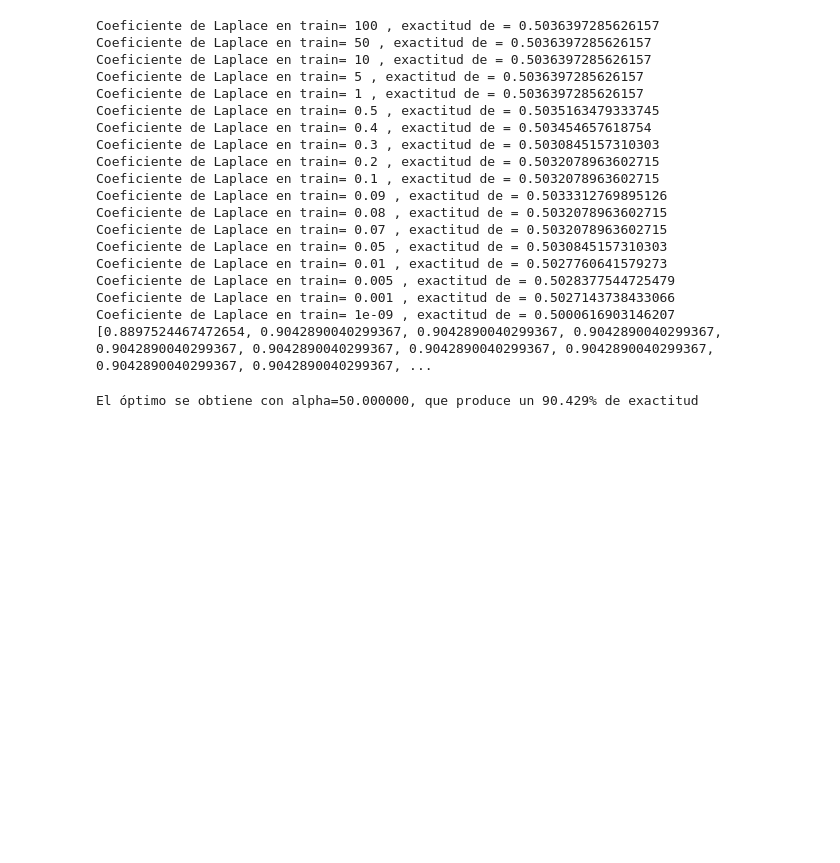
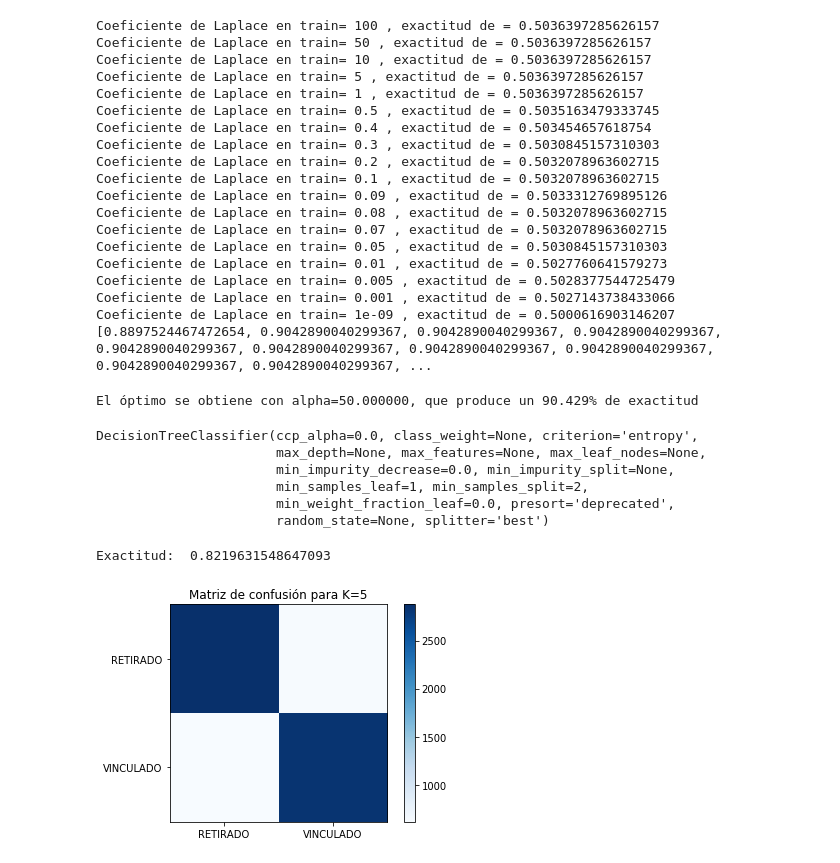
Before and after one commit to Jaiver2012/FinalAnalitica, a Jupyter notebook: Untitled.ipynb, the cells around one changed output. Drawn from its saved outputs; the diff is of its cells as text; code cells hidden in the pictures; blank space fills up the shorter version.

```diff
--- a/Untitled.ipynb
+++ b/Untitled.ipynb
@@ -346,0 +356,26 @@ ctree = tree.DecisionTreeClassifier(
+# %%
+#2
+ctree.fit(X_train_scaled, y_train)
+# %% [output]
+DecisionTreeClassifier(ccp_alpha=0.0, class_weight=None, criterion='entropy',
+                       max_depth=None, max_features=None, max_leaf_nodes=None,
+                       min_impurity_decrease=0.0, min_impurity_split=None,
+                       min_samples_leaf=1, min_samples_split=2,
+                       min_weight_fraction_leaf=0.0, presort='deprecated',
+                       random_state=None, splitter='best')
+# %%
+y_pred = ctree.predict(X_test_scaled)
+print("Exactitud: ", metrics.accuracy_score(y_test, y_pred))
+# %% [output]
+Exactitud:  0.8219631548647093
+# %%
+cm= metrics.confusion_matrix(y_test, y_pred)
+plt.imshow(cm, cmap=plt.cm.Blues)
+plt.title("Matriz de confusión para K=5")
+plt.colorbar()
+tick_marks = np.arange(2)
+plt.xticks(tick_marks, y_test.unique())
+plt.yticks(tick_marks, y_test.unique())
+plt.show()
+# %% [output]
+[figure, added]
```
Also changed, not shown: parts of 5 cells of this notebook.
